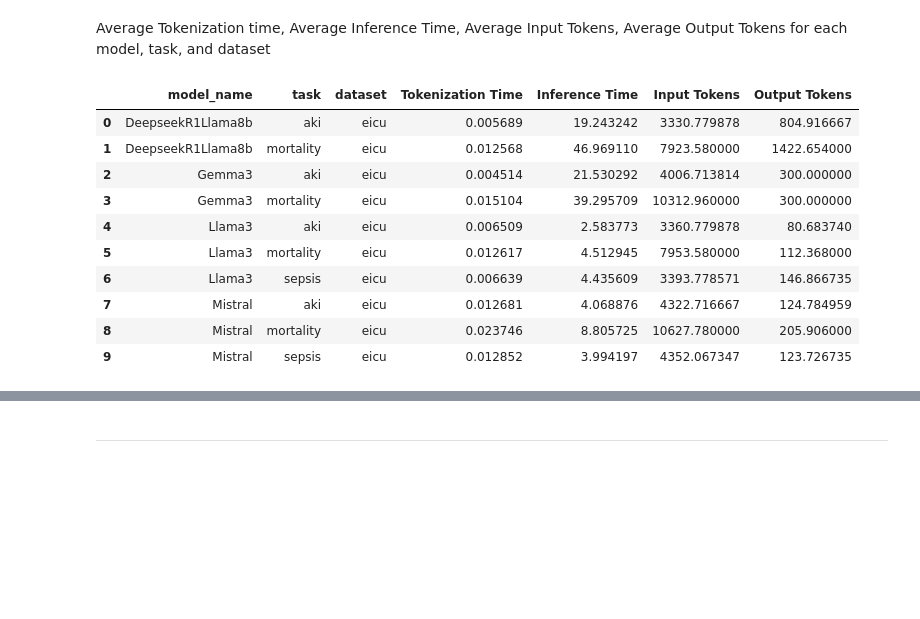
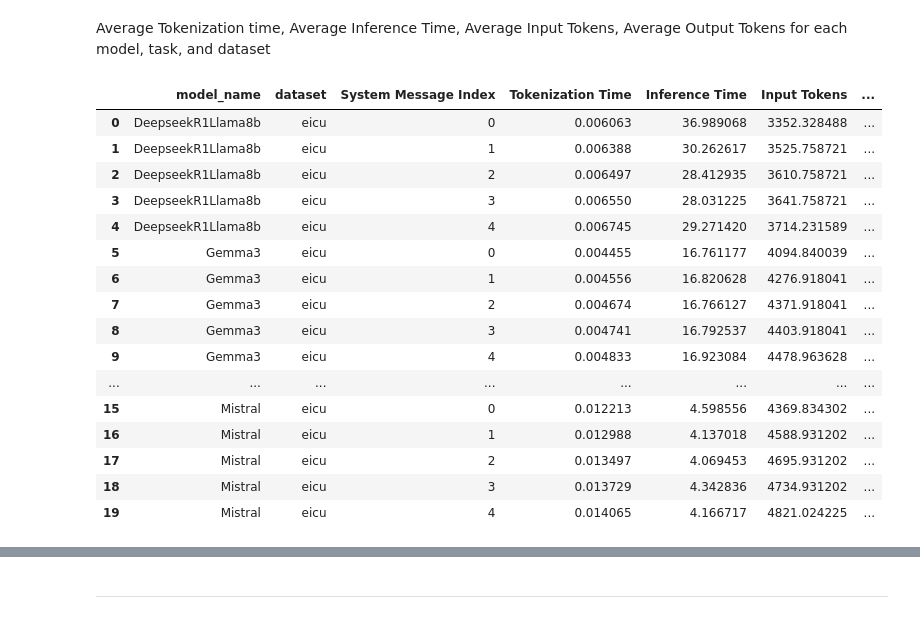
Before and after one commit to j4nberner/pulse, a Jupyter notebook: notebooks/analyze_llm_sys_msgs.ipynb, the cells around one changed output, grey strips where cells are left out. Cells and saved outputs as stored; diff of their text form; code cells hidden in the pictures; blank space fills up the shorter version.

```diff
--- a/notebooks/analyze_llm_sys_msgs.ipynb
+++ b/notebooks/analyze_llm_sys_msgs.ipynb
@@ -250,0 +303,5 @@ Model Name: Gemma3, Task: aki, Dataset: eicu, Timestamp: 20250616_135330
+# %%
+df_metadata["Predicted Probability from Diagnosis"] = df_metadata["Predicted Diagnosis"].apply(
+    lambda x: 1.0 if "not" not in x.lower() else 0.0
+)
+df_metadata
@@ -312,21 +453,38 @@ plt.show()
 # %% [markdown]
 Average Tokenization time, Average Inference Time, Average Input Tokens, Average Output Tokens for each model, task, and dataset
 # %%
-df_metadata.groupby(["model_name", "task", "dataset"]).agg({
+df_m = df_metadata.groupby(["model_name", "task", "dataset"]).agg({
     "Tokenization Time": "mean",
     "Inference Time": "mean",
     "Input Tokens": "mean",
     "Output Tokens": "mean"
-}).reset_index().sort_values(by=["model_name", "task", "dataset"]).head(20)
+}).reset_index().sort_values(by=["model_name", "task", "dataset"])
+
+# Create a summary DataFrame with means for each model, task, dataset, and system message
+df_m_sysmsg = df_metadata.groupby(
+    ["model_name", "dataset", "System Message Index"]
+).agg({
+    "Tokenization Time": "mean",
+    "Inference Time": "mean",
+    "Input Tokens": "mean",
+    "Output Tokens": "mean"
+}).reset_index().sort_values(by=["model_name", "dataset", "System Message Index"])
+df_m_sysmsg
 # %% [output]
-|  | model_name | task | dataset | Tokenization Time | Inference Time | Input Tokens | Output Tokens |
-| 0 | DeepseekR1Llama8b | aki | eicu | 0.005689 | 19.243242 | 3330.779878 | 804.916667 |
-| 1 | DeepseekR1Llama8b | mortality | eicu | 0.012568 | 46.969110 | 7923.580000 | 1422.654000 |
-| 2 | Gemma3 | aki | eicu | 0.004514 | 21.530292 | 4006.713814 | 300.000000 |
-| 3 | Gemma3 | mortality | eicu | 0.015104 | 39.295709 | 10312.960000 | 300.000000 |
-| 4 | Llama3 | aki | eicu | 0.006509 | 2.583773 | 3360.779878 | 80.683740 |
-| 5 | Llama3 | mortality | eicu | 0.012617 | 4.512945 | 7953.580000 | 112.368000 |
-| 6 | Llama3 | sepsis | eicu | 0.006639 | 4.435609 | 3393.778571 | 146.866735 |
-| 7 | Mistral | aki | eicu | 0.012681 | 4.068876 | 4322.716667 | 124.784959 |
-| 8 | Mistral | mortality | eicu | 0.023746 | 8.805725 | 10627.780000 | 205.906000 |
-| 9 | Mistral | sepsis | eicu | 0.012852 | 3.994197 | 4352.067347 | 123.726735 |
+|  | model_name | dataset | System Message Index | Tokenization Time | Inference Time | Input Tokens | ... |
+| 0 | DeepseekR1Llama8b | eicu | 0 | 0.006063 | 36.989068 | 3352.328488 | ... |
+| 1 | DeepseekR1Llama8b | eicu | 1 | 0.006388 | 30.262617 | 3525.758721 | ... |
+| 2 | DeepseekR1Llama8b | eicu | 2 | 0.006497 | 28.412935 | 3610.758721 | ... |
+| 3 | DeepseekR1Llama8b | eicu | 3 | 0.006550 | 28.031225 | 3641.758721 | ... |
+| 4 | DeepseekR1Llama8b | eicu | 4 | 0.006745 | 29.271420 | 3714.231589 | ... |
+| 5 | Gemma3 | eicu | 0 | 0.004455 | 16.761177 | 4094.840039 | ... |
+| 6 | Gemma3 | eicu | 1 | 0.004556 | 16.820628 | 4276.918041 | ... |
+| 7 | Gemma3 | eicu | 2 | 0.004674 | 16.766127 | 4371.918041 | ... |
+| 8 | Gemma3 | eicu | 3 | 0.004741 | 16.792537 | 4403.918041 | ... |
+| 9 | Gemma3 | eicu | 4 | 0.004833 | 16.923084 | 4478.963628 | ... |
+| ... | ... | ... | ... | ... | ... | ... | ... |
+| 15 | Mistral | eicu | 0 | 0.012213 | 4.598556 | 4369.834302 | ... |
+| 16 | Mistral | eicu | 1 | 0.012988 | 4.137018 | 4588.931202 | ... |
+| 17 | Mistral | eicu | 2 | 0.013497 | 4.069453 | 4695.931202 | ... |
+| 18 | Mistral | eicu | 3 | 0.013729 | 4.342836 | 4734.931202 | ... |
+| 19 | Mistral | eicu | 4 | 0.014065 | 4.166717 | 4821.024225 | ... |
```
Also changed, not shown: parts of 24 cells of this notebook, 6 other files.
